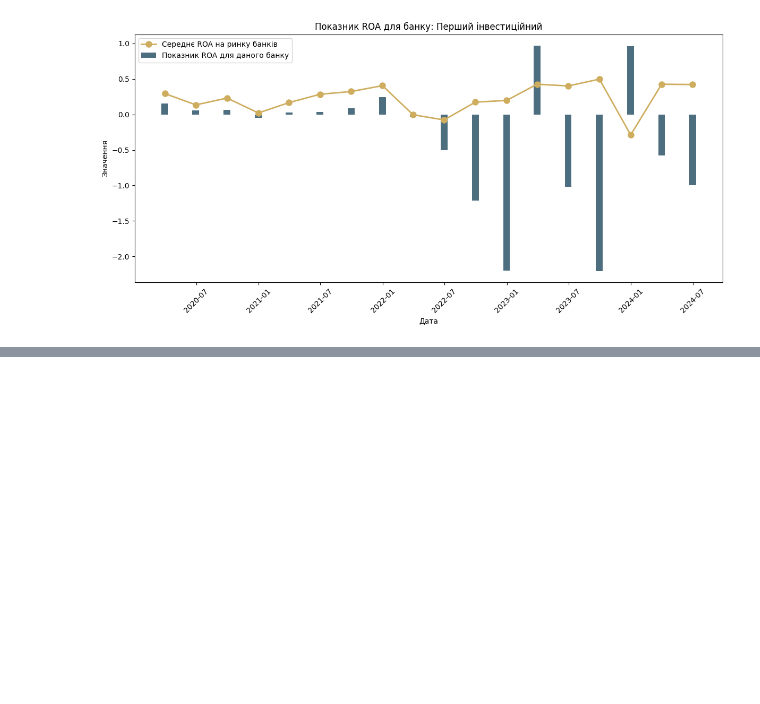
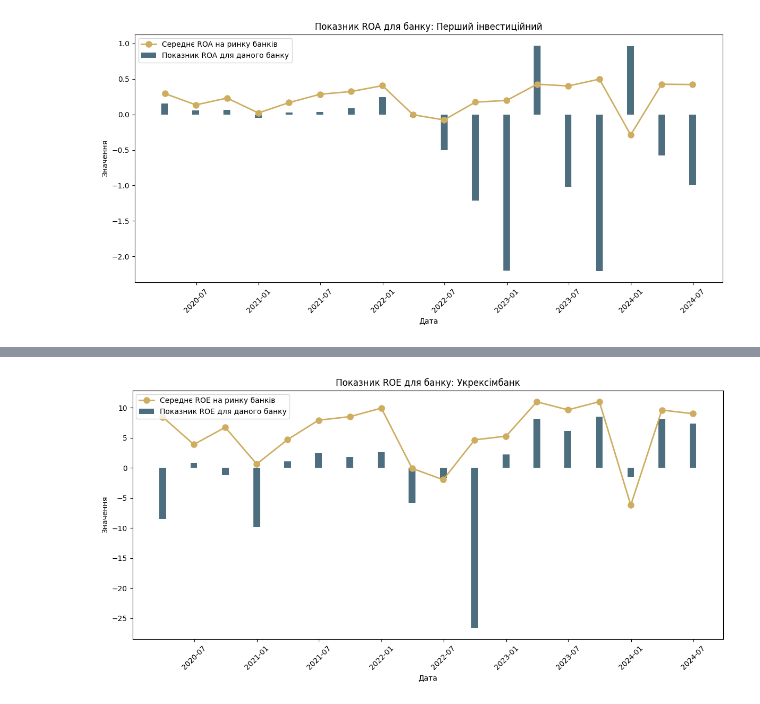
Before and after one commit to Lkupybida/ClothesIndustryAnalysys, a Jupyter notebook: roa_roe.ipynb, the cells around one changed output, grey strips where cells are left out. Cells and saved outputs as stored; diff of their text form; code cells hidden in the pictures; blank space fills up the shorter version.

```diff
--- a/roa_roe.ipynb
+++ b/roa_roe.ipynb
@@ -143,0 +171,4 @@ create_hist_roa('Перший інвестиційний', df_roa_first_investme
+# %%
+create_hist_roe('Укрексімбанк', df_roe_ukreximbank, df_roe_total)
+# %% [output]
+[figure, added]
```
Also changed, not shown: parts of 7 cells of this notebook.
